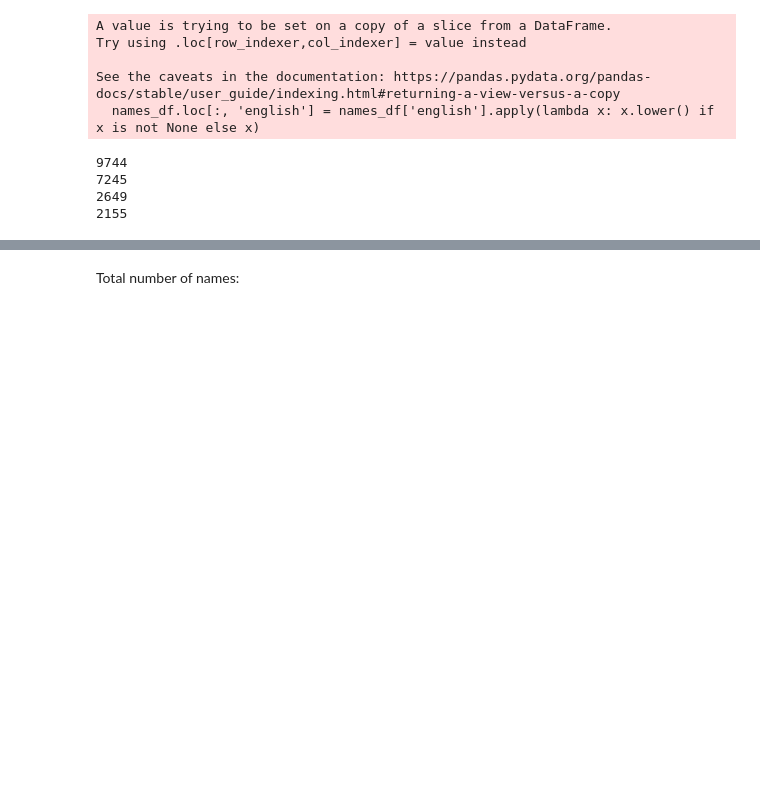
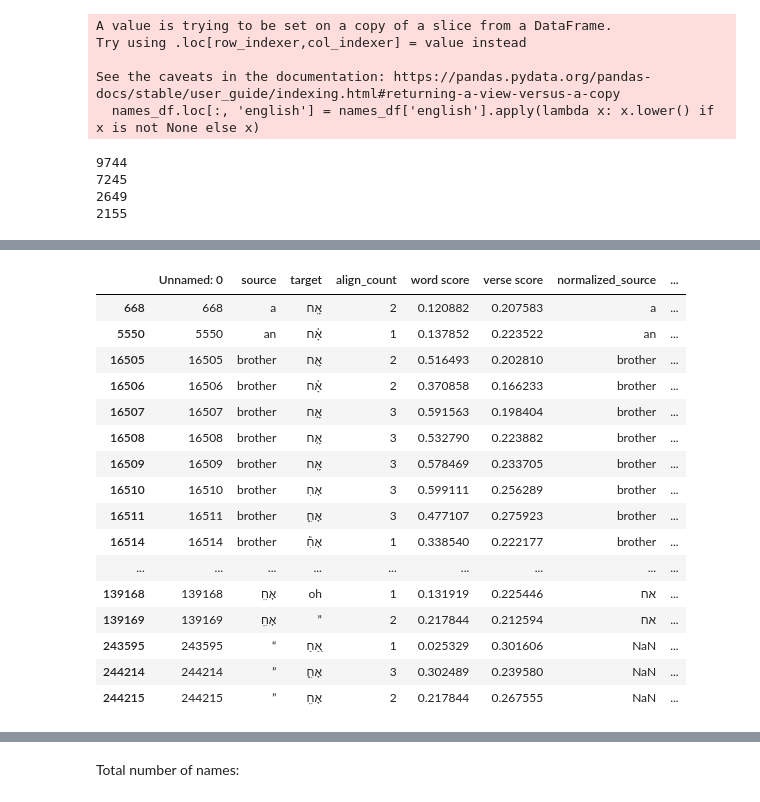
Before and after one commit to sil-ai/aqua-api, a Jupyter notebook: pipelines/scripts/word_alignment/Name alignment test.ipynb, the cells around one changed output, grey strips where cells are left out. Saved outputs shown, nothing was run; the diff lists cells and outputs as text; code cells hidden in the pictures; blank space fills up the shorter version.

```diff
--- a/pipelines/scripts/word_alignment/Name alignment test.ipynb
+++ b/pipelines/scripts/word_alignment/Name alignment test.ipynb
@@ -237,0 +191,21 @@ candidate_df[candidate_df.apply(lambda x: x['normalized_source'] in list(candida
+# %%
+candidate_df = df[(df['normalized_target'] == hebrew_source_normalized) | (df['normalized_source'] == hebrew_source_normalized)]
+candidate_df
+# %% [output]
+|  | Unnamed: 0 | source | target | align_count | word score | verse score | normalized_source | ... |
+| 668 | 668 | a | אָֽח | 2 | 0.120882 | 0.207583 | a | ... |
+| 5550 | 5550 | an | אָ֗ח | 1 | 0.137852 | 0.223522 | an | ... |
+| 16505 | 16505 | brother | אָ֖ח | 2 | 0.516493 | 0.202810 | brother | ... |
+| 16506 | 16506 | brother | אָ֗ח | 2 | 0.370858 | 0.166233 | brother | ... |
+| 16507 | 16507 | brother | אָ֣ח | 3 | 0.591563 | 0.198404 | brother | ... |
+| 16508 | 16508 | brother | אָ֥ח | 3 | 0.532790 | 0.223882 | brother | ... |
+| 16509 | 16509 | brother | אָֽח | 3 | 0.578469 | 0.233705 | brother | ... |
+| 16510 | 16510 | brother | אָחִ | 3 | 0.599111 | 0.256289 | brother | ... |
+| 16511 | 16511 | brother | אָחִ֑ | 3 | 0.477107 | 0.275923 | brother | ... |
+| 16514 | 16514 | brother | אָחִ֕ | 1 | 0.338540 | 0.222177 | brother | ... |
+| ... | ... | ... | ... | ... | ... | ... | ... | ... |
+| 139168 | 139168 | אָחִֽ | oh | 1 | 0.131919 | 0.225446 | אח | ... |
+| 139169 | 139169 | אָחִֽ | ” | 2 | 0.217844 | 0.212594 | אח | ... |
+| 243595 | 243595 | “ | אַ֭חַ | 1 | 0.025329 | 0.301606 | NaN | ... |
+| 244214 | 244214 | ” | אָחִ֑ | 3 | 0.302489 | 0.239580 | NaN | ... |
+| 244215 | 244215 | ” | אָחִֽ | 2 | 0.217844 | 0.267555 | NaN | ... |
```
Also changed, not shown: parts of 21 cells of this notebook, 4 other files.
